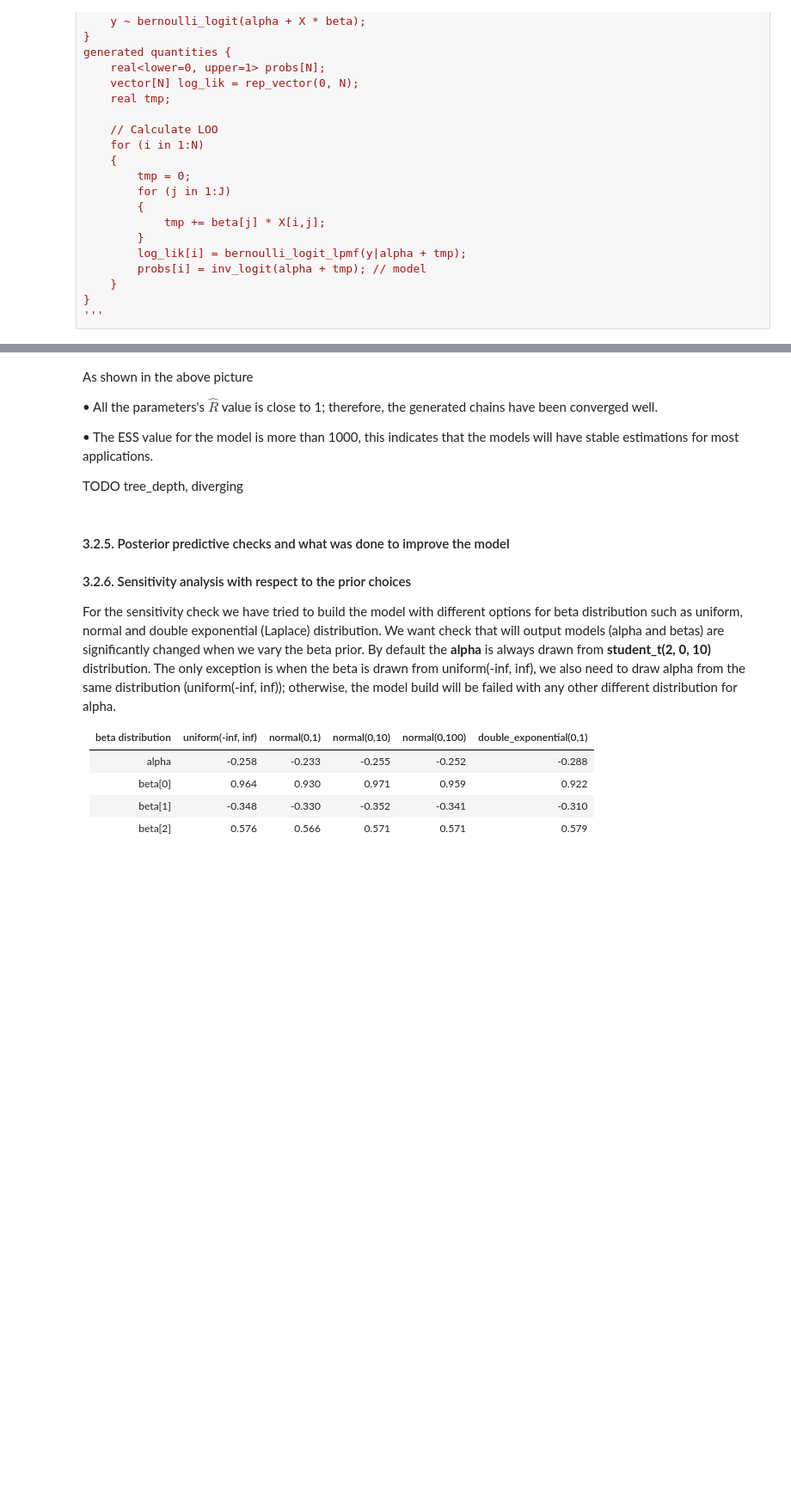
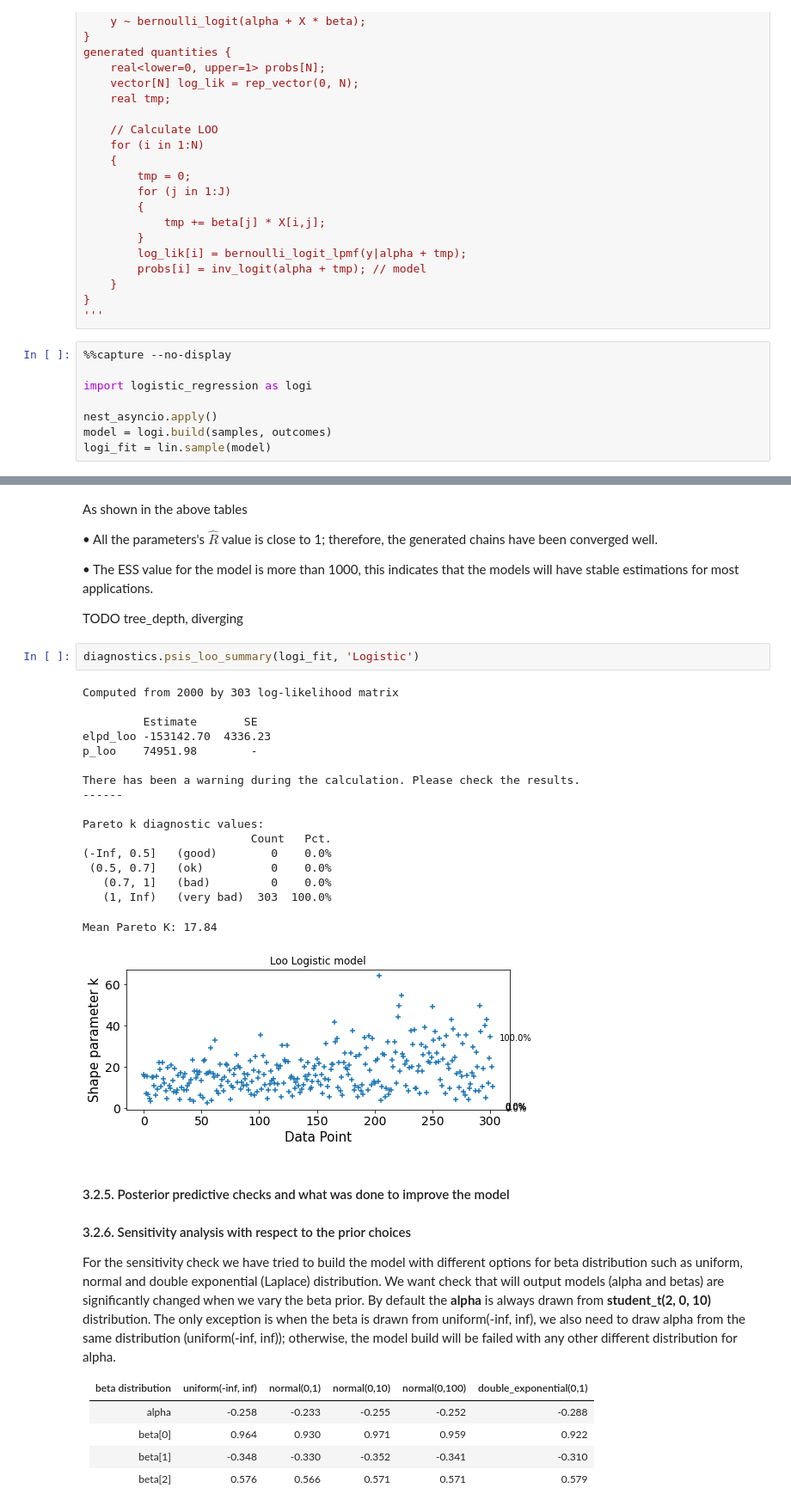
Before and after one commit to mshavliuk/BDA_project, a Jupyter notebook: bda_project_report.ipynb, the cells around one changed output, grey strips where cells are left out. Shown at 86% size. Drawn from its saved outputs; the diff is of its cells as text; blank space fills up the shorter version.

```diff
--- a/bda_project_report.ipynb
+++ b/bda_project_report.ipynb
@@ -263,5 +380,13 @@ generated quantities {
     }
 }
 '''
+# %%
+%%capture --no-display
+
+import logistic_regression as logi
+
+nest_asyncio.apply()
+model = logi.build(samples, outcomes)
+logi_fit = lin.sample(model)
 # %% [markdown]
 #### 3.2.4. Convergence diagnostics
@@ -270,11 +405,31 @@ Below image shows model building result
 # %% [markdown]
-As shown in the above picture
+As shown in the above tables
 
 • All the parameters's $\hat{R}$ value is close to 1; therefore, the generated chains have been converged well.
 
 • The ESS value for the model is more than 1000, this indicates that the models will have stable estimations for most applications.
 
 TODO tree_depth, diverging
+# %%
+diagnostics.psis_loo_summary(logi_fit, 'Logistic')
+# %% [output]
+Computed from 2000 by 303 log-likelihood matrix
+
+         Estimate       SE
+elpd_loo -153142.70  4336.23
+p_loo    74951.98        -
+
+There has been a warning during the calculation. Please check the results.
+------
+
+Pareto k diagnostic values:
+                         Count   Pct.
+(-Inf, 0.5]   (good)        0    0.0%
+ (0.5, 0.7]   (ok)          0    0.0%
+   (0.7, 1]   (bad)         0    0.0%
+   (1, Inf)   (very bad)  303  100.0%
+Mean Pareto K: 17.84
+[figure, added]
 # %% [markdown]
 #### 3.2.5. Posterior predictive checks and what was done to improve the model
 
```
Also changed, not shown: parts of 14 cells of this notebook.
